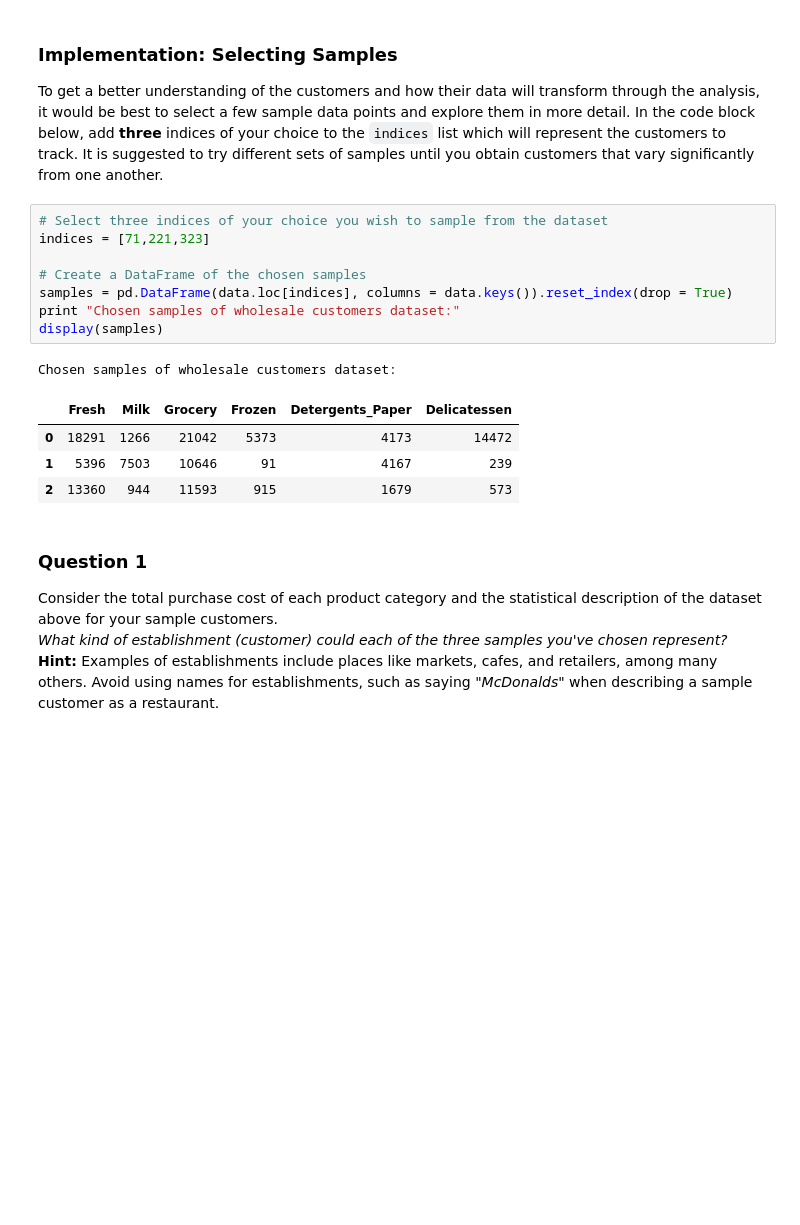
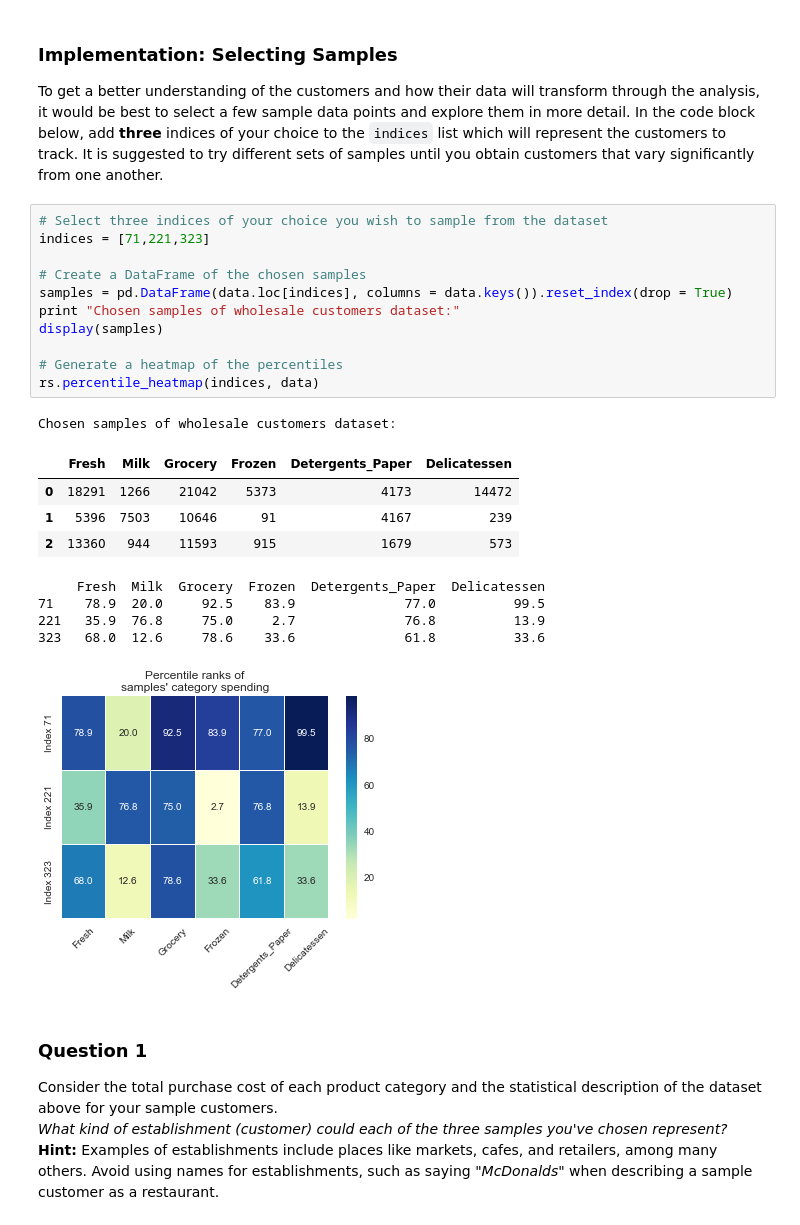
Before and after one commit to FaisalAl-Tameemi/ml-customer-segments, a Jupyter notebook: customer_segments.ipynb, the cells around one changed output. Cells and saved outputs as stored; diff of their text form; blank space fills up the shorter version.

Commit message:
added heatmap function into renders + updated Q1

```diff
--- a/customer_segments.ipynb
+++ b/customer_segments.ipynb
@@ -59,17 +59,25 @@ To get a better understanding of the customers and how their data will transform
 # %%
 # Select three indices of your choice you wish to sample from the dataset
 indices = [71,221,323]
 
 # Create a DataFrame of the chosen samples
 samples = pd.DataFrame(data.loc[indices], columns = data.keys()).reset_index(drop = True)
 print "Chosen samples of wholesale customers dataset:"
 display(samples)
+
+# Generate a heatmap of the percentiles
+rs.percentile_heatmap(indices, data)
 # %% [output]
 Chosen samples of wholesale customers dataset:
 |  | Fresh | Milk | Grocery | Frozen | Detergents_Paper | Delicatessen |
 | 0 | 18291 | 1266 | 21042 | 5373 | 4173 | 14472 |
 | 1 | 5396 | 7503 | 10646 | 91 | 4167 | 239 |
 | 2 | 13360 | 944 | 11593 | 915 | 1679 | 573 |
+     Fresh  Milk  Grocery  Frozen  Detergents_Paper  Delicatessen
+71    78.9  20.0     92.5    83.9              77.0          99.5
+221   35.9  76.8     75.0     2.7              76.8          13.9
+323   68.0  12.6     78.6    33.6              61.8          33.6
+[figure, added]
 # %% [markdown]
 ### Question 1
 Consider the total purchase cost of each product category and the statistical description of the dataset above for your sample customers.
```
Also changed, not shown: parts of 3 cells of this notebook, 2 other files.
